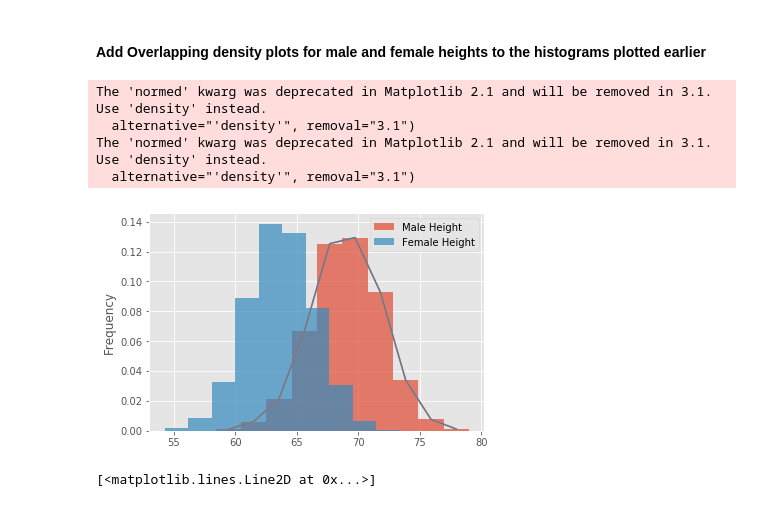
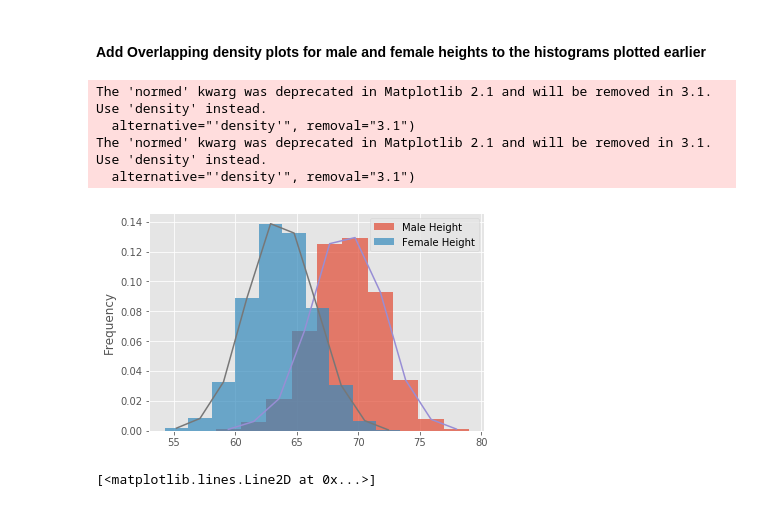
Before and after one commit to AustinKrause/dsc-1-09-11-the-probability-density-function-lab-nyc-ds-career-031119, a Jupyter notebook: index.ipynb, the cells around one changed output. Cells and saved outputs as stored; diff of their text form; code cells hidden in the pictures.

```diff
--- a/index.ipynb
+++ b/index.ipynb
@@ -106,20 +106,20 @@ plt.legend()
 # %%
 binsize = 10
 
 male_df.Height.plot.hist(bins = binsize, normed = True,  alpha = 0.7, label ="Male Height")
 female_df.Height.plot.hist(bins = binsize, normed = True, alpha = 0.7, label='Female Height')
 x,y = density(male_df.Height)
 plt.plot(x,y)
-x_y = density(female_df.Height)
+x,y = density(female_df.Height)
 plt.plot(x,y)
 plt.legend()
 plt.show()
 # %% [output]
 The 'normed' kwarg was deprecated in Matplotlib 2.1 and will be removed in 3.1. Use 'density' instead.
   alternative="'density'", removal="3.1")
 The 'normed' kwarg was deprecated in Matplotlib 2.1 and will be removed in 3.1. Use 'density' instead.
   alternative="'density'", removal="3.1")
-[figure, old version]
+[figure, new version]
 # %%
 # %% [output]
 [<matplotlib.lines.Line2D at 0x...>]
```
